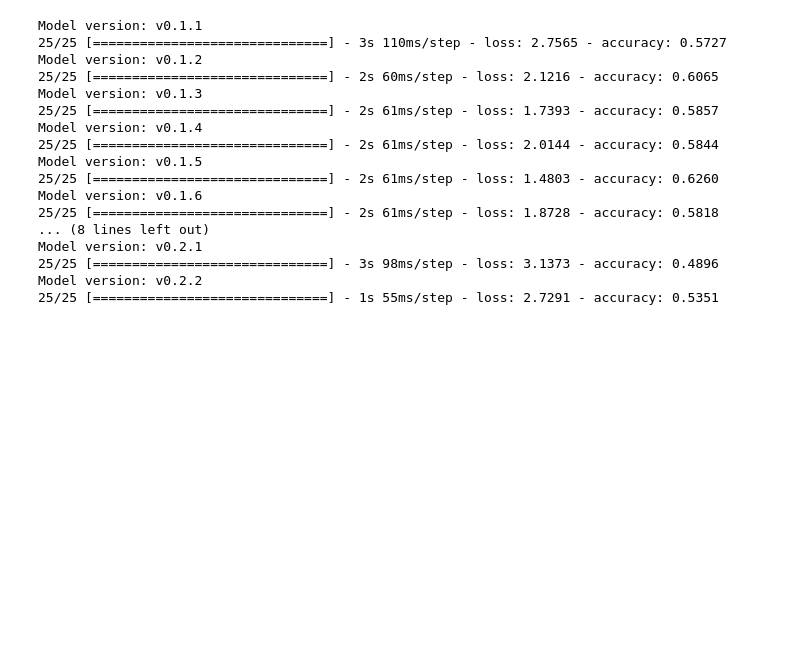
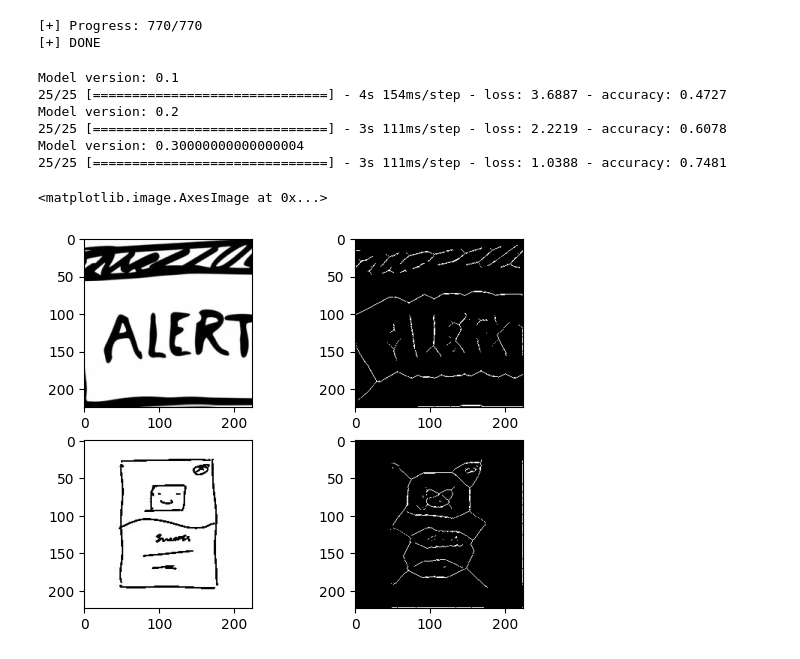
Before and after one commit to Van4ooo/IASA-Champ-24-stage1, a Jupyter notebook: src/model_build.ipynb, the cells around one changed output. Drawn from its saved outputs; the diff is of its cells as text; code cells hidden in the pictures; blank space fills up the shorter version.

```diff
--- a/src/model_build.ipynb
+++ b/src/model_build.ipynb
@@ -129,0 +120,7 @@ Epoch 12/12
+# %%
+test_set_path = 'data/processed/test_set.csv'
+test_data = DataLoader(test_set_path)
+test_data.load_data()
+# %% [output]
+[+] Progress: 770/770
+[+] DONE
@@ -130,23 +129,50 @@ Epoch 12/12
 # %%
 for models in os.listdir('models'):
     model_test = load_model(f'models/{models}')
-    print(f'Model version: {models[6:-3]}')
+    print(f'Model version: {models[7:-3]}')
     test_loss, test_accuracy = model_test.evaluate(test_data.images, test_data.labels)
 # %% [output]
-Model version: v0.1.1
-25/25 [==============================] - 3s 110ms/step - loss: 2.7565 - accuracy: 0.5727
-Model version: v0.1.2
-25/25 [==============================] - 2s 60ms/step - loss: 2.1216 - accuracy: 0.6065
-Model version: v0.1.3
-25/25 [==============================] - 2s 61ms/step - loss: 1.7393 - accuracy: 0.5857
-Model version: v0.1.4
-25/25 [==============================] - 2s 61ms/step - loss: 2.0144 - accuracy: 0.5844
-Model version: v0.1.5
-25/25 [==============================] - 2s 61ms/step - loss: 1.4803 - accuracy: 0.6260
-Model version: v0.1.6
-25/25 [==============================] - 2s 61ms/step - loss: 1.8728 - accuracy: 0.5818
-... (8 lines left out)
-Model version: v0.2.1
-25/25 [==============================] - 3s 98ms/step - loss: 3.1373 - accuracy: 0.4896
-Model version: v0.2.2
-25/25 [==============================] - 1s 55ms/step - loss: 2.7291 - accuracy: 0.5351
+Model version: 0.1
+25/25 [==============================] - 4s 154ms/step - loss: 3.6887 - accuracy: 0.4727
+Model version: 0.2
+25/25 [==============================] - 3s 111ms/step - loss: 2.2219 - accuracy: 0.6078
+Model version: 0.30000000000000004
+25/25 [==============================] - 3s 111ms/step - loss: 1.0388 - accuracy: 0.7481
+# %%
+def img_skeletonizing(image):
+    _, img_ = cv2.threshold(image, 127, 255, 0)
+
+    skeleton = np.zeros(img_.shape, np.uint8)
+    element = cv2.getStructuringElement(cv2.MORPH_CROSS, (3,3))
+
+    while True:
+        open_img = cv2.morphologyEx(img_, cv2.MORPH_OPEN, element)
+        temp = cv2.subtract(img_, open_img)
+        eroded = cv2.erode(img_, element)
+        skeleton = cv2.bitwise_or(skeleton, temp)
+        img_ = eroded.copy()
+        if cv2.countNonZero(img_)==0:
+            break
+
+    return skeleton
+
+img_index=4
+img1 = cv2.imread(f"data/train/alert/{os.listdir('data/train/alert/')[img_index]}", 0)
+
+index=5
+img2 = cv2.imread(f"data/train/alert/{os.listdir('data/train/alert/')[img_index]}", 0)
+
+fig = plt.figure()
+
+fig.add_subplot(2, 2, 1)
+plt.imshow(img1, cmap='gray')
+fig.add_subplot(2, 2, 2)
+plt.imshow(img_skeletonizing(img1), cmap='gray')
+
+fig.add_subplot(2, 2, 3)
+plt.imshow(img2, cmap='gray')
+fig.add_subplot(2, 2, 4)
+plt.imshow(img_skeletonizing(img2), cmap='gray')
+# %% [output]
+<matplotlib.image.AxesImage at 0x...>
+[figure, added]
```
Also changed, not shown: parts of 9 cells of this notebook, 5 other files.
